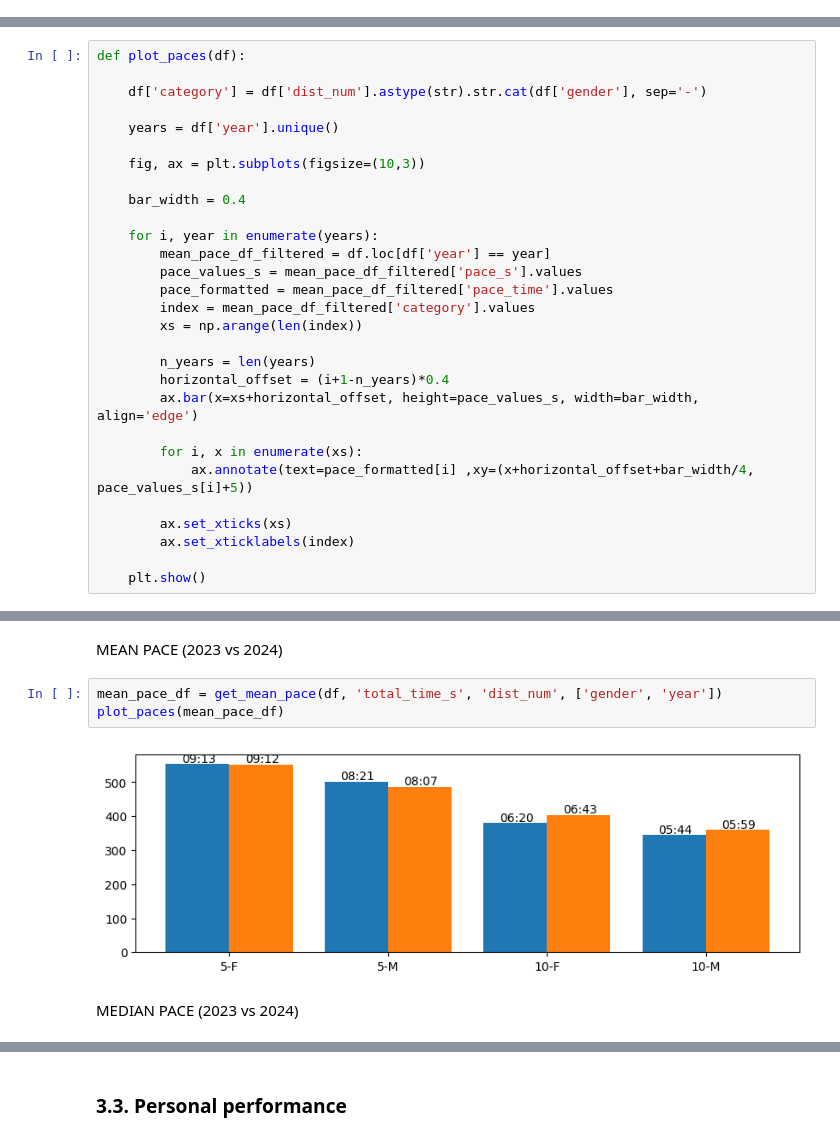
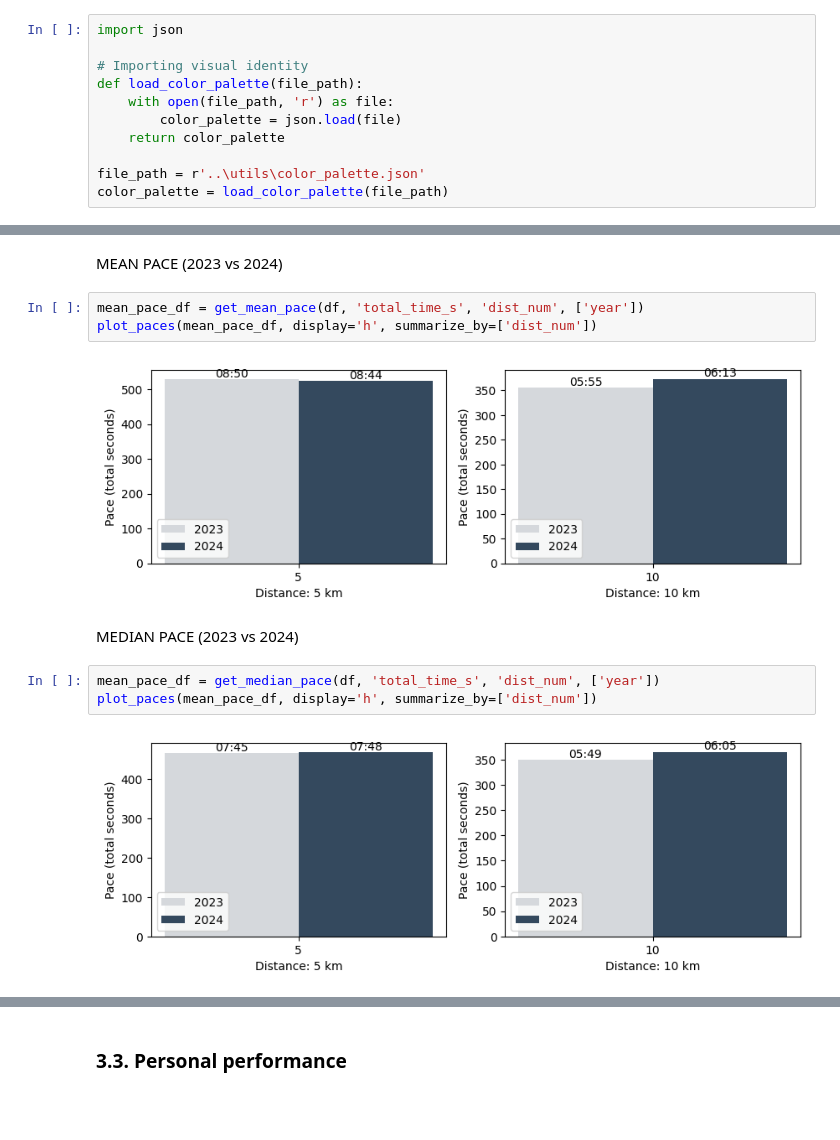
Before and after one commit to rocha-carvalhaes/galo_race_2.0, a Jupyter notebook: notebooks/performance_eda.ipynb, the cells around one changed output, grey strips where cells are left out. Saved outputs shown, nothing was run; the diff lists cells and outputs as text; blank space fills up the shorter version.

```diff
--- a/notebooks/performance_eda.ipynb
+++ b/notebooks/performance_eda.ipynb
@@ -24,3 +26,14 @@ import matplotlib.pyplot as plt
+# %%
+import json
+
+# Importing visual identity
+def load_color_palette(file_path):
+    with open(file_path, 'r') as file:
+        color_palette = json.load(file)
+    return color_palette
+
+file_path = r'..\utils\color_palette.json'
+color_palette = load_color_palette(file_path)
 # %% [markdown]
 ## 1. Data extraction
 # %%
@@ -262,32 +283,3 @@ def get_median_pace(dataframe, total_time_column:str, dist_column:str, add_group
 ## TENTAR BOXPLOT EM DIFERENTES SUBPLOTS. ACHO QUE VAI FICAR MAIS INFORMATIVO
 ## TAMBÉM TENTAR FAZER UMA FUNÇÃO DE PLOT COMUM QUE POSSA AGRUPAR QUAISQUER COLUNAS PASSADAS PELO USUÁRIO.
 ### Essa função 'plot_paces' não ficou muito legal...
-# %%
-def plot_paces(df):
-
-    df['category'] = df['dist_num'].astype(str).str.cat(df['gender'], sep='-')
-
-    years = df['year'].unique()
-
-    fig, ax = plt.subplots(figsize=(10,3))
-
-    bar_width = 0.4
-
-    for i, year in enumerate(years):
-        mean_pace_df_filtered = df.loc[df['year'] == year]
-        pace_values_s = mean_pace_df_filtered['pace_s'].values
-        pace_formatted = mean_pace_df_filtered['pace_time'].values
-        index = mean_pace_df_filtered['category'].values
-        xs = np.arange(len(index))
-
-        n_years = len(years)
-        horizontal_offset = (i+1-n_years)*0.4
-        ax.bar(x=xs+horizontal_offset, height=pace_values_s, width=bar_width, align='edge')
-
-        for i, x in enumerate(xs):
-            ax.annotate(text=pace_formatted[i] ,xy=(x+horizontal_offset+bar_width/4, pace_values_s[i]+5))
-
-        ax.set_xticks(xs)
-        ax.set_xticklabels(index)
-
-    plt.show()
@@ -294,9 +357,14 @@ def plot_paces(df):
 # %% [markdown]
 MEAN PACE (2023 vs 2024)
 # %%
-mean_pace_df = get_mean_pace(df, 'total_time_s', 'dist_num', ['gender', 'year'])
-plot_paces(mean_pace_df)
+mean_pace_df = get_mean_pace(df, 'total_time_s', 'dist_num', ['year'])
+plot_paces(mean_pace_df, display='h', summarize_by=['dist_num'])
 # %% [output]
-[figure, old version]
+[figure, new version]
 # %% [markdown]
 MEDIAN PACE (2023 vs 2024)
+# %%
+mean_pace_df = get_median_pace(df, 'total_time_s', 'dist_num', ['year'])
+plot_paces(mean_pace_df, display='h', summarize_by=['dist_num'])
+# %% [output]
+[figure, added]
```
Also changed, not shown: parts of 13 cells of this notebook, 1 other file.
